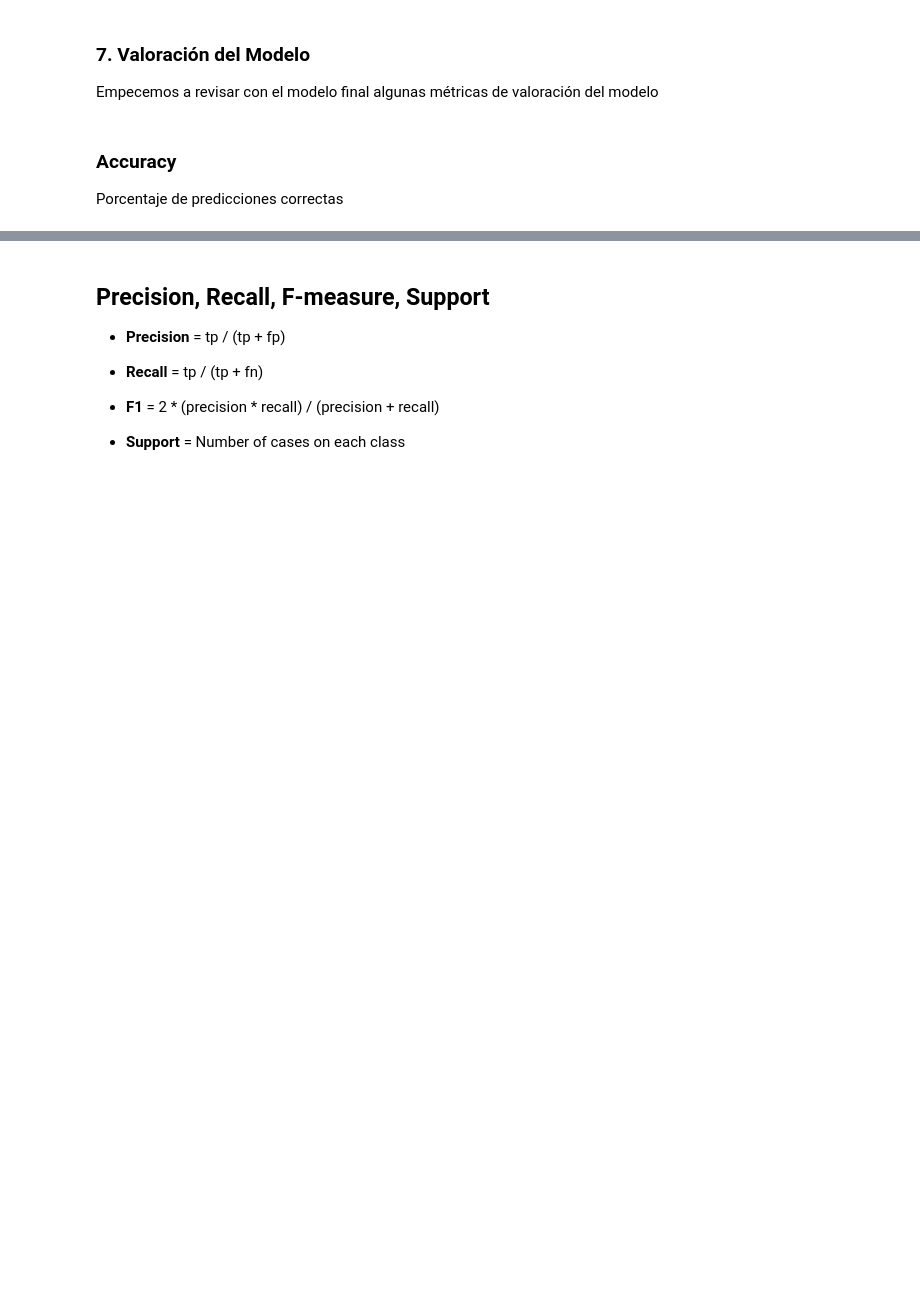
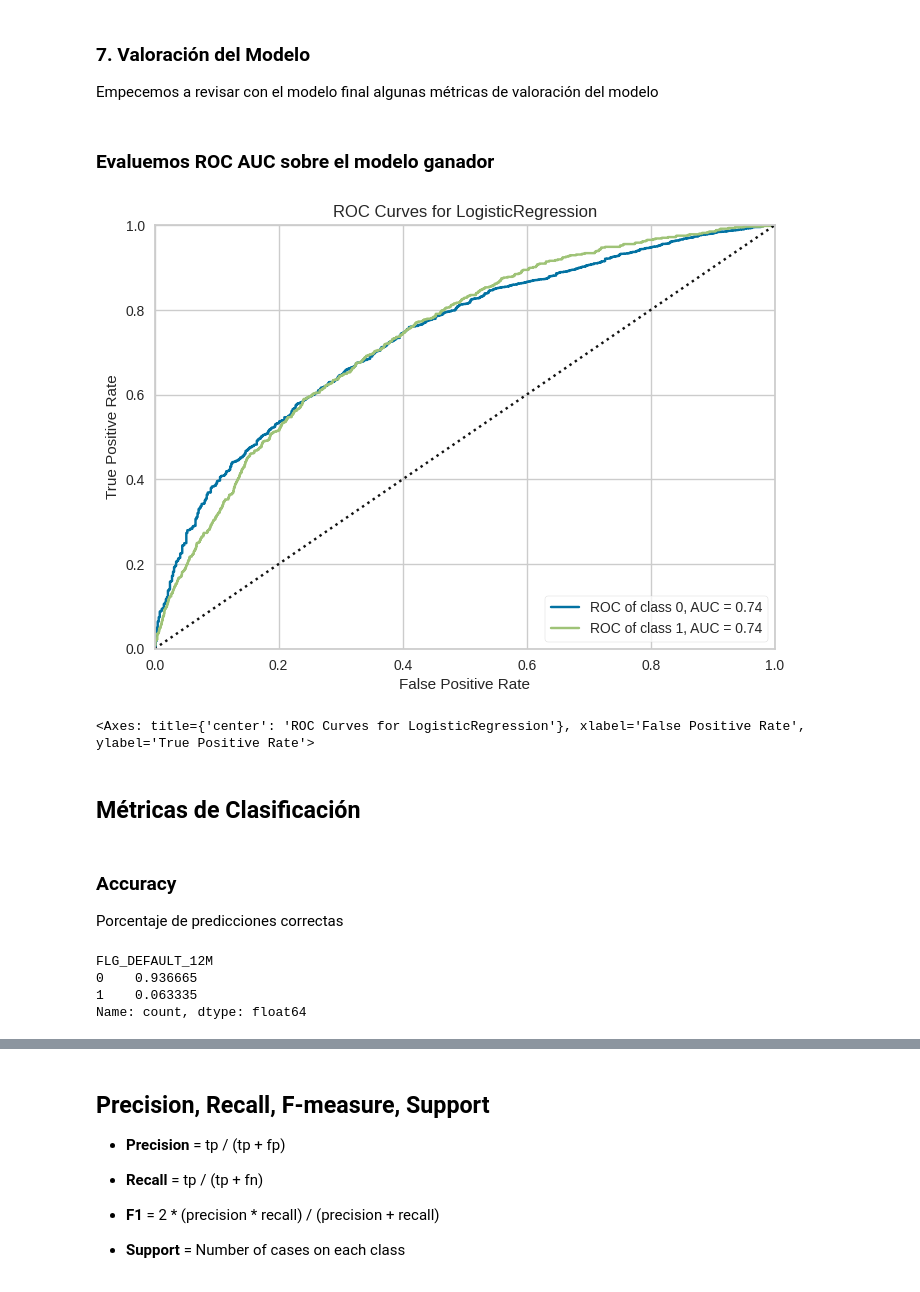
Before and after one commit to jpantojaj/CreditScoring, a Jupyter notebook: Sesión_6_11_Desarrollo_Calibracion_Validación_Modelo.ipynb, the cells around one changed output, grey strips where cells are left out. Cells and saved outputs as stored; diff of their text form; code cells hidden in the pictures; blank space fills up the shorter version.

```diff
--- a/Sesión_6_11_Desarrollo_Calibracion_Validación_Modelo.ipynb
+++ b/Sesión_6_11_Desarrollo_Calibracion_Validación_Modelo.ipynb
@@ -1770,3 +1770,5 @@ Con Balanceo Train roc_auc:  0.7399464382618659 GINI Train  0.4798928765237318
 # %% [markdown]
 ### 7. Valoración del Modelo
 Empecemos a revisar con el modelo final algunas métricas de valoración del modelo
+# %% [markdown]
+### Evaluemos ROC AUC sobre el modelo ganador
@@ -1773,3 +1777,13 @@ Empecemos a revisar con el modelo final algunas métricas de valoración del mod
+# %%
+visualizer2 = ROCAUC(logit, is_fitted=True, micro=False, macro=False,)
+visualizer2.fit(X_test_t2_p, y_test)
+visualizer2.score(X_test_t2_p, y_test)
+visualizer2.show()
+# %% [output]
+[figure, added]
+<Axes: title={'center': 'ROC Curves for LogisticRegression'}, xlabel='False Positive Rate', ylabel='True Positive Rate'>
+# %% [markdown]
+## Métricas de Clasificación
 # %% [markdown]
 ### Accuracy
 Porcentaje de predicciones correctas
@@ -1778,6 +1792,11 @@ from sklearn.metrics import accuracy_score
 # %%
 br_test=y_test.value_counts() / len(y_test)
 br_test
+# %% [output]
+FLG_DEFAULT_12M
+0    0.936665
+1    0.063335
+Name: count, dtype: float64
 # %%
 y_train_base = pd.Series(np.zeros(len(y_train)))
 y_test_base = pd.Series(np.zeros(len(y_test)))
```
Also changed, not shown: parts of 40 cells of this notebook.
